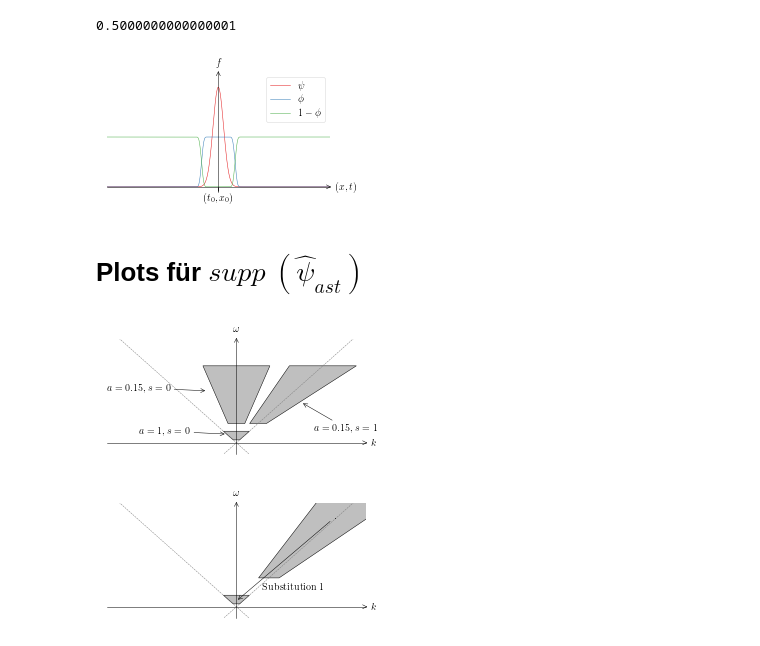
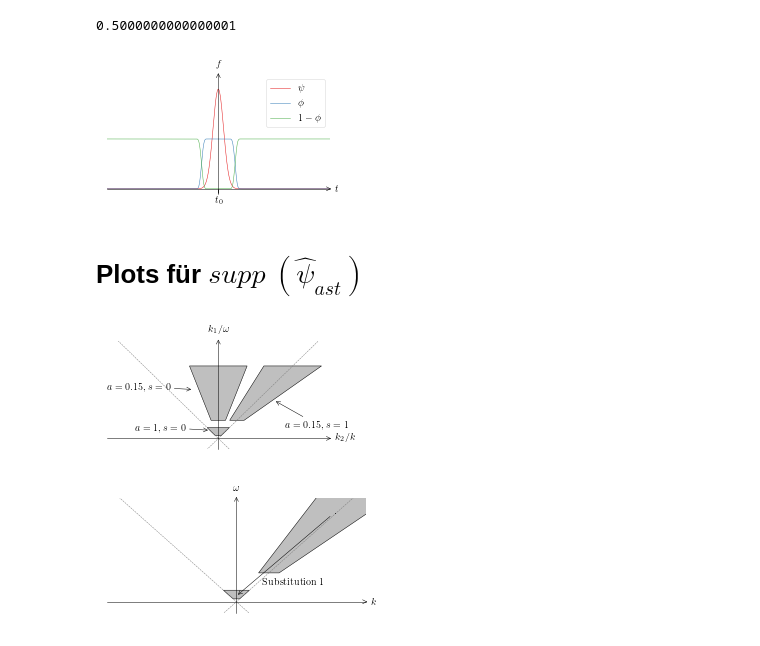
Before and after one commit to jlbosse/Bachelorarbeit, a Jupyter notebook: Aufschrieb/images/Plots.ipynb, the cells around one changed output. Cells and saved outputs as stored; diff of their text form; code cells hidden in the pictures.

```diff
--- a/Aufschrieb/images/Plots.ipynb
+++ b/Aufschrieb/images/Plots.ipynb
@@ -126,36 +126,36 @@ ax.plot(x,psi, label=r'$\psi$')
 ax.plot(x,psif, label=r'$\phi$')
 ax.plot(x,psifminus, label=r'$1-\phi$')
 
 #ax.plot(w,delta_m2_data,lw=1,c='#e41a1c')
 #ax.plot(w2,data2,lw=1,c='#e41a1c')
 
 #ax.vlines(2,-1,10,colors='grey',linestyles='--')
 #ax.text(2.1,0.3, r'$\omega = 2 m$')
 #ax.axhline(2,-1,10,color='grey',ls='--')
 #ax.text(1.2,2.1, r'$\hat \Delta^{*2} = 2$')
 #ax.text(2.1,4, r'$\approx \frac{1}{\sqrt{\omega}}$')
 #ax.text(5,2.1, r'$\approx 2$')
 
 
 ax.spines['left'].set_position('zero')
 ax.spines['bottom'].set_position('zero')
 
-plt.xticks([0], [r'$(t_0, x_0)$'])
+plt.xticks([0], [r'$t_0$'])
 ax.set_yticks([])
 
 ax.set_xlim([-10,10])
 ax.set_ylim([-0.1,2.3])
 
-arrowed_spines(ax=ax,labels=(r'$(x,t)$',r'$ f$'))
+arrowed_spines(ax=ax,labels=(r'$t$',r'$ f$'))
 
 leg = ax.legend(loc=1)
 leg.get_frame().set_linewidth(0.5)
 
 #fig.tight_layout()
 fig.savefig("smart_decomposition.pgf")
 fig.savefig("smart_decomposition.pdf")
 # %% [output]
-[figure, old version]
+[figure, new version]
 # %% [markdown]
 # Plots für $supp ~(\hat \psi_{ast})$
 # %%
@@ -177,17 +177,17 @@ ax.spines['left'].set_position('zero')
 ax.spines['bottom'].set_position('zero')
 ax.set_xticks([])
 ax.set_yticks([])
-arrowed_spines(ax=ax,labels=(r'$k$',r'$\omega$'))
+arrowed_spines(ax=ax,labels=(r'$k_2 / k$',r'$k_1 / \omega$'))
 
 ax.set_xlim([-20,20])
 ax.set_ylim([-2,18])
 
-fig.tight_layout()
+#fig.tight_layout()
 
 fig.savefig("supp_psi.pgf")
 fig.savefig("supp_psi.pdf")
 # %% [output]
-[figure, old version]
+[figure, new version]
 # %%
 k = np.linspace(-40,40,200)
 
```
Also changed, not shown: parts of 1 cell of this notebook, 18 other files.
